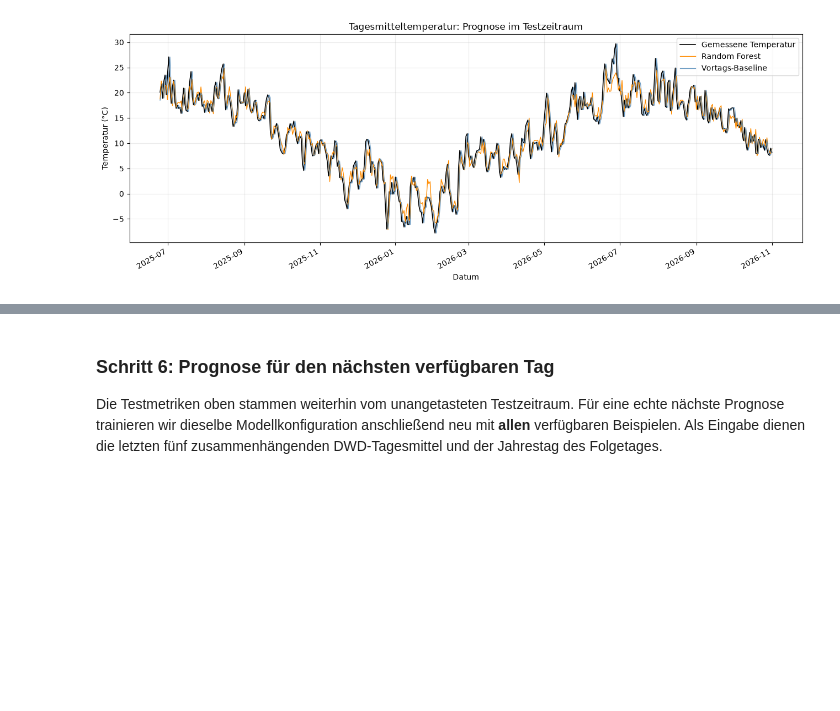
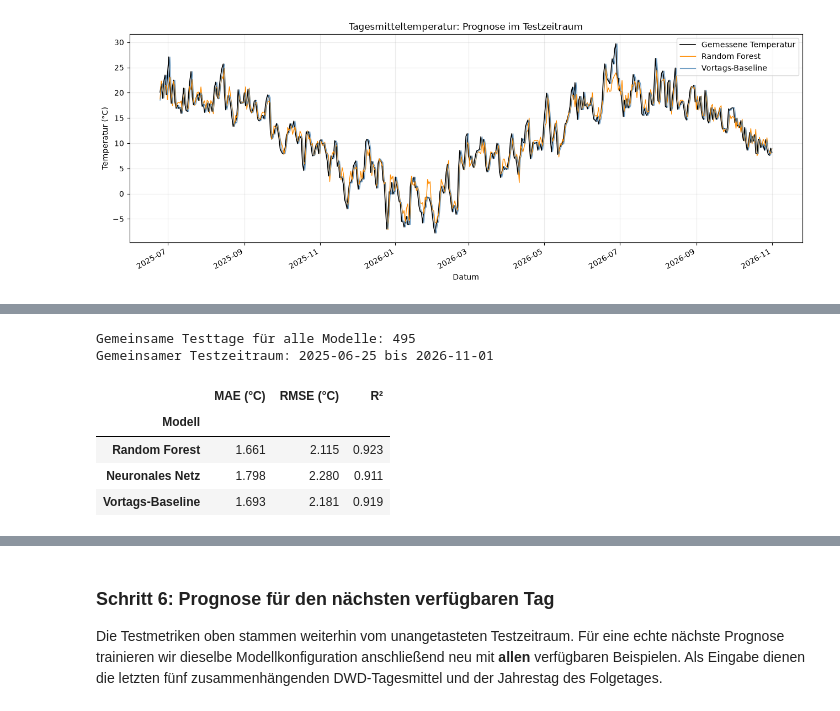
Before and after one commit to JosefineSo/seminar3, a Jupyter notebook: dwd_berlin_wetterdaten_2020_bis_heute.ipynb, the cells around one changed output, grey strips where cells are left out. Cells and saved outputs as stored; diff of their text form; code cells hidden in the pictures; blank space fills up the shorter version.

Commit message:
erkenntnisse aus dem seminar & vergleichs KI

```diff
--- a/dwd_berlin_wetterdaten_2020_bis_heute.ipynb
+++ b/dwd_berlin_wetterdaten_2020_bis_heute.ipynb
@@ -646,0 +746,67 @@ plt.show()
+# %%
+from sklearn.neural_network import MLPRegressor
+from sklearn.pipeline import make_pipeline
+from sklearn.preprocessing import StandardScaler
+
+neuronales_netz = make_pipeline(
+    StandardScaler(),
+    MLPRegressor(
+        hidden_layer_sizes=(64, 32),
+        activation="relu",
+        solver="adam",
+        alpha=0.01,
+        learning_rate_init=0.001,
+        max_iter=1000,
+        random_state=42,
+    ),
+ )
+neuronales_netz.fit(X_nn_train, y_nn_train)
+nn_vorhersage_test = neuronales_netz.predict(X_nn_test)
+
+nn_test_ergebnisse = pd.DataFrame(
+    {
+        "datum": nn_test["ziel_datum"].to_numpy(),
+        "nn_prognose_c": nn_vorhersage_test,
+    }
+ )
+gemeinsame_testwerte = test_ergebnisse.merge(
+    nn_test_ergebnisse,
+    on="datum",
+    how="inner",
+    validate="one_to_one",
+ ).sort_values("datum")
+if gemeinsame_testwerte.empty:
+    raise ValueError("Die Modelle haben keine gemeinsamen Testtage.")
+
+ist_temperatur = gemeinsame_testwerte["ist_c"]
+modellvergleiche = []
+for modell_name, spalte in [
+    ("Random Forest", "prognose_c"),
+    ("Neuronales Netz", "nn_prognose_c"),
+    ("Vortags-Baseline", "baseline_c"),
+]:
+    prognose = gemeinsame_testwerte[spalte]
+    modellvergleiche.append(
+        {
+            "Modell": modell_name,
+            "MAE (°C)": mean_absolute_error(ist_temperatur, prognose),
+            "RMSE (°C)": np.sqrt(mean_squared_error(ist_temperatur, prognose)),
+            "R²": r2_score(ist_temperatur, prognose),
+        }
+    )
+
+vergleich_neuronales_netz = pd.DataFrame(modellvergleiche).set_index("Modell")
+print(f"Gemeinsame Testtage für alle Modelle: {len(gemeinsame_testwerte)}")
+print(
+    f"Gemeinsamer Testzeitraum: {gemeinsame_testwerte['datum'].min().date()} bis "
+    f"{gemeinsame_testwerte['datum'].max().date()}"
+ )
+display(vergleich_neuronales_netz.round(3))
+# %% [output]
+Gemeinsame Testtage für alle Modelle: 495
+Gemeinsamer Testzeitraum: 2025-06-25 bis 2026-11-01
+|  | MAE (°C) | RMSE (°C) | R² |
+| Modell |  |  |  |
+| Random Forest | 1.661 | 2.115 | 0.923 |
+| Neuronales Netz | 1.798 | 2.280 | 0.911 |
+| Vortags-Baseline | 1.693 | 2.181 | 0.919 |
```
Also changed, not shown: parts of 9 cells of this notebook, 1 other file.
